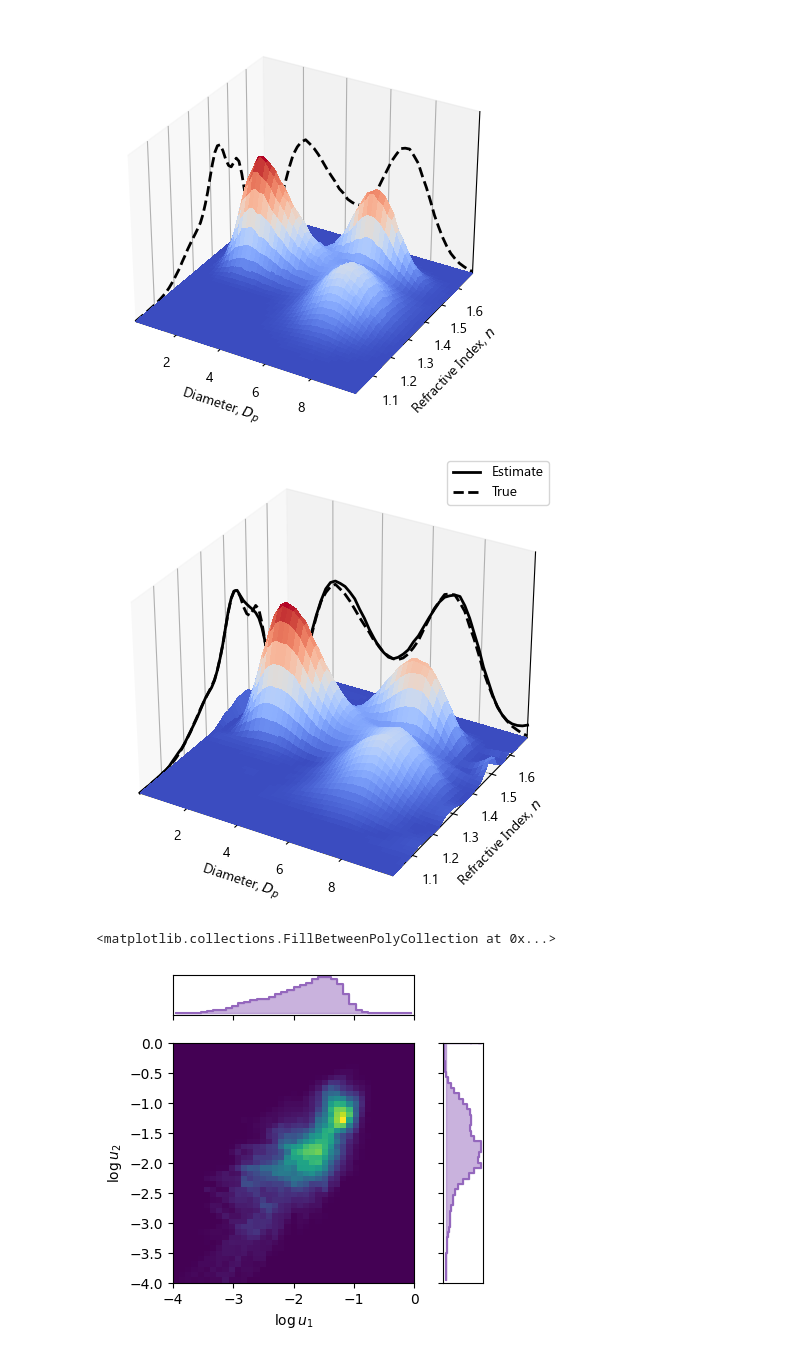
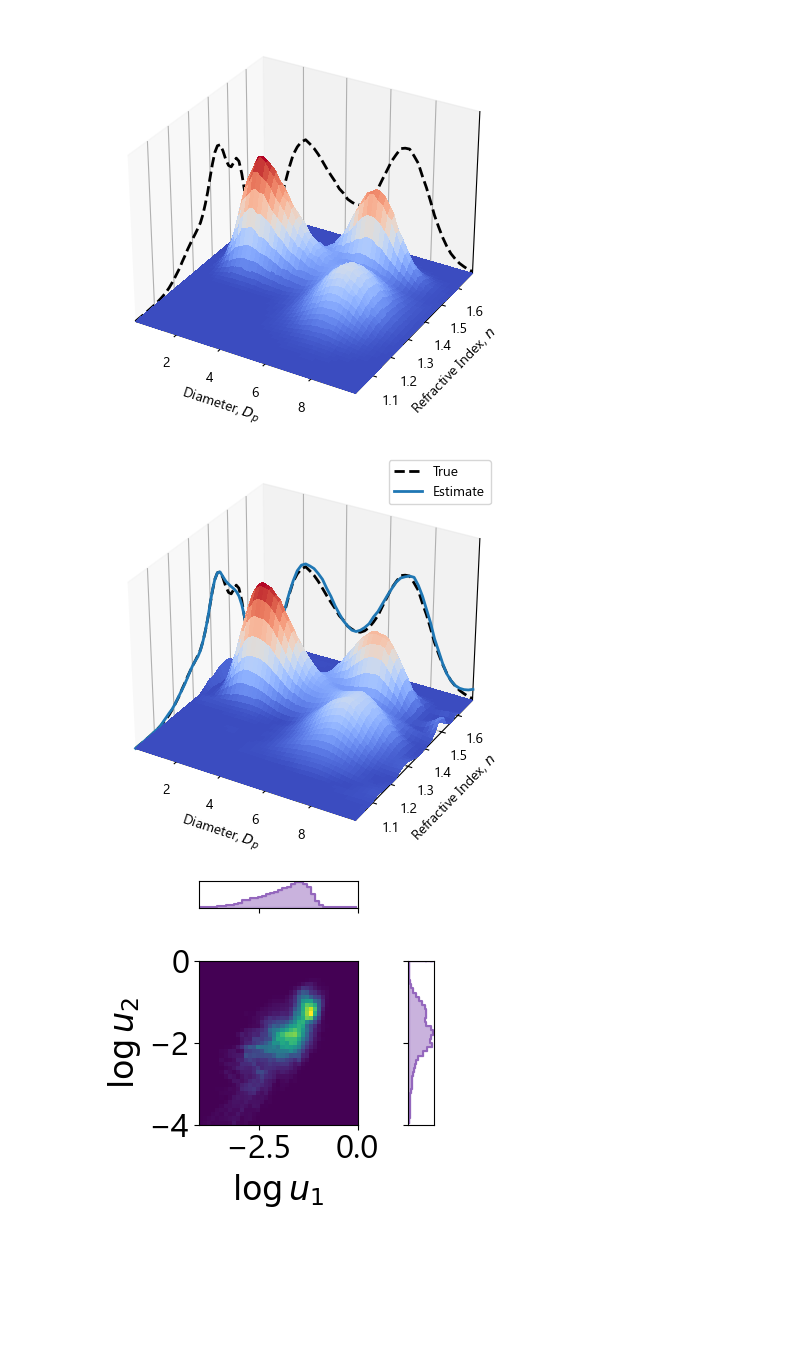
Before and after one commit to KChoiSlattery/diagrams, a Jupyter notebook: inversion-poster/figures/binned.ipynb, the cells around one changed output. Drawn from its saved outputs; the diff is of its cells as text; code cells hidden in the pictures; blank space fills up the shorter version.

```diff
--- a/inversion-poster/figures/binned.ipynb
+++ b/inversion-poster/figures/binned.ipynb
@@ -341,18 +341,11 @@ fig.savefig("true.pdf", transparent=True)
 # %% [output]
 [figure]
 # %%
+plt.rcParams.update({"font.size": 10})
 H_est = (B @ a_best).reshape(X_num_bins)
 
 fig = plt.figure(figsize=[4,4], constrained_layout=True)
 ax = fig.add_subplot(111, projection="3d")
-plot_surf_marginals(
-    edges2centers(X_bin_edges[0]),
-    edges2centers(X_bin_edges[1]),
-    H_est.T,
-    ax,
-    marginal_kw={"color": "k"},
-    label="Estimate",
-)
 plot_surf_marginals(
     edges2centers(X_bin_edges[0]),
     edges2centers(X_bin_edges[1]),
@@ -362,45 +355,56 @@ plot_surf_marginals(
     marginal_kw={"color": "k", "linestyle": "--"},
     label="True",
 )
+plot_surf_marginals(
+    edges2centers(X_bin_edges[0]),
+    edges2centers(X_bin_edges[1]),
+    H_est.T,
+    ax,
+    marginal_kw={"color": "C0"},
+    label="Estimate",
+)
 ax.set(zticks=[], xlabel="Diameter, $D_p$", ylabel="Refractive Index, $n$")
 ax.legend()
-fig.tight_layout()
+# fig.tight_layout()
 fig.savefig("estimate.pdf", transparent=True)
 # %% [output]
-[figure, old version]
+[figure, new version]
 # %%
+plt.rcParams.update({"font.size": 24})
+
 Hu_meas = np.histogramdd(U_meas, bins=U_bin_edges)[0]
 
 fig, ax = plt.subplots(
     2,
     2,
     figsize=[4, 4],
     gridspec_kw={"width_ratios": [6, 1], "height_ratios": [1, 6]},
     sharex="col",
     sharey="row",
 )
 
 ax[0, 1].set(visible=False)
 ax[1, 0].pcolormesh(U_bin_edges[0], U_bin_edges[1], Hu_meas.T)
 ax[1, 0].set(xlabel="$\\log u_1$", ylabel="$\\log u_2$")
 ax[0, 0].step(edges2centers(U_bin_edges[0]), Hu_meas.sum(axis=1), color="C4")
 ax[0, 0].set(yticks=[])
 ax[0, 0].fill_between(
     edges2centers(U_bin_edges[0]),
     Hu_meas.sum(axis=1),
     step="pre",
     alpha=0.5,
     color="C4",
 )
 ax[1, 1].set(xticks=[])
 ax[1, 1].step(Hu_meas.sum(axis=0), edges2centers(U_bin_edges[1]), color="C4")
 ax[1, 1].fill_between(
     Hu_meas.sum(axis=0),
     edges2centers(U_bin_edges[1]),
     step="pre",
     alpha=0.5,
     color="C4",
 )
+fig.tight_layout()
+fig.savefig("measurements.pdf", transparent=True)
 # %% [output]
-<matplotlib.collections.FillBetweenPolyCollection at 0x...>
-[figure, old version]
+[figure, new version]
```
